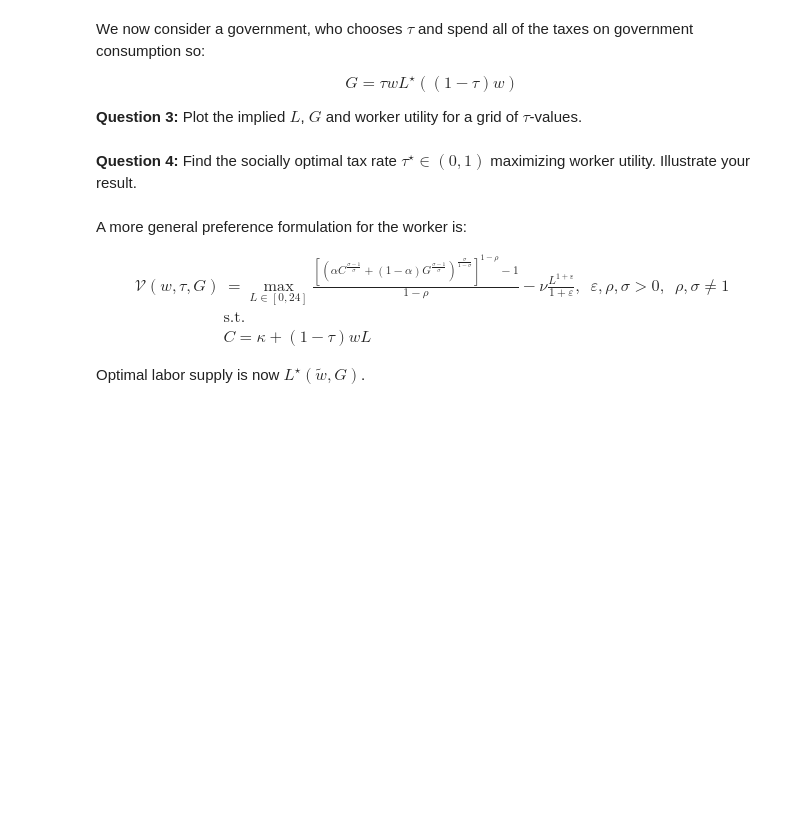
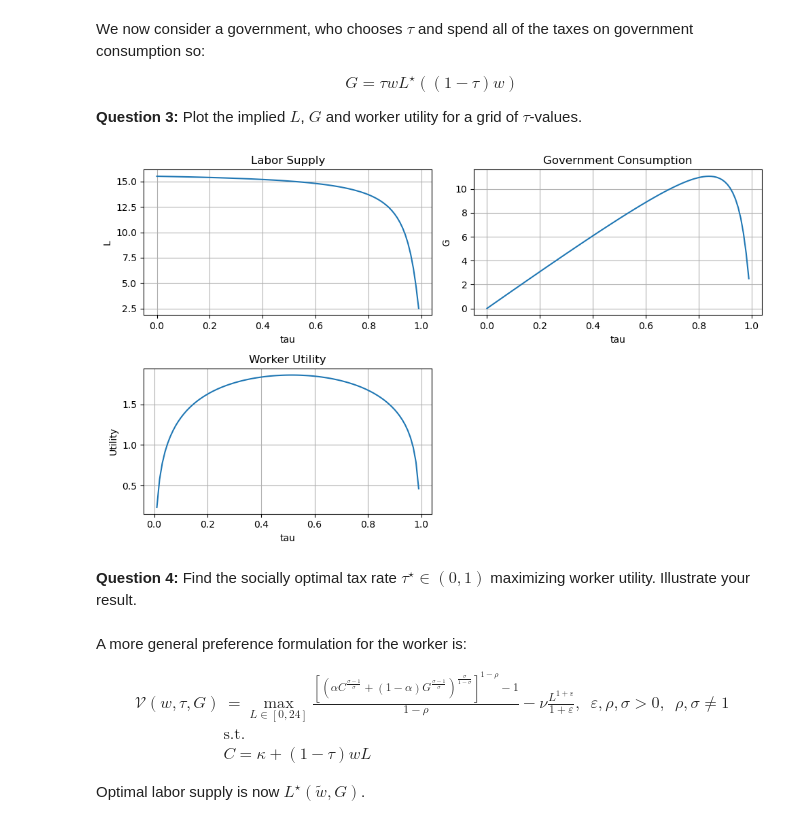
Before and after one commit to NumEconCopenhagen/projects-2023-joost-adam-og-frederik, a Jupyter notebook: examproject/Exam-2023-notebook.ipynb, the cells around one changed output. Cells and saved outputs as stored; diff of their text form; code cells hidden in the pictures; blank space fills up the shorter version.

```diff
--- a/examproject/Exam-2023-notebook.ipynb
+++ b/examproject/Exam-2023-notebook.ipynb
@@ -79,3 +143,54 @@ $$
+# %%
+# Define the grid of tau-values
+tau_values = np.linspace(0, 1, 100)  # Adjust the range and number of points as needed
+
+# Create empty lists to store the values of L, G, and worker utility
+L_values = []
+G_values = []
+utility_values = []
+
+# Calculate the values of L, G, and worker utility for each tau-value
+for tau in tau_values:
+    # Calculate L
+    L = L_solve_num(0.5, 1, 1/(2*16**2), (1-tau) * w)
+    L_values.append(L)
+
+    # Calculate G
+    G = tau * w * L
+    G_values.append(G)
+
+    # Calculate worker utility
+    utility = np.log((1+(1-tau)*w*L)**0.5*G**0.5)-(1/(2*16**2))*L**2/2
+    utility_values.append(utility)
+
+# Plot the values of L, G, and worker utility against tau
+plt.figure(figsize=(10, 6))
+
+plt.subplot(2, 2, 1)
+plt.plot(tau_values, L_values)
+plt.xlabel('tau')
+plt.ylabel('L')
+plt.title('Labor Supply')
+plt. grid(True)
+
+plt.subplot(2, 2, 2)
+plt.plot(tau_values, G_values)
+plt.xlabel('tau')
+plt.ylabel('G')
+plt.title('Government Consumption')
+plt.grid(True)
+
+plt.subplot(2, 2, 3)
+plt.plot(tau_values, utility_values)
+plt.xlabel('tau')
+plt.ylabel('Utility')
+plt.title('Worker Utility')
+plt.grid(True)
+
+plt.tight_layout()
+plt.show()
+# %% [output]
+[figure, added]
 # %% [markdown]
 **Question 4:** Find the socially optimal tax rate $\tau^{\star}\in(0,1)$ maximizing worker utility. Illustrate your result.
 # %%
```
Also changed, not shown: parts of 7 cells of this notebook.
